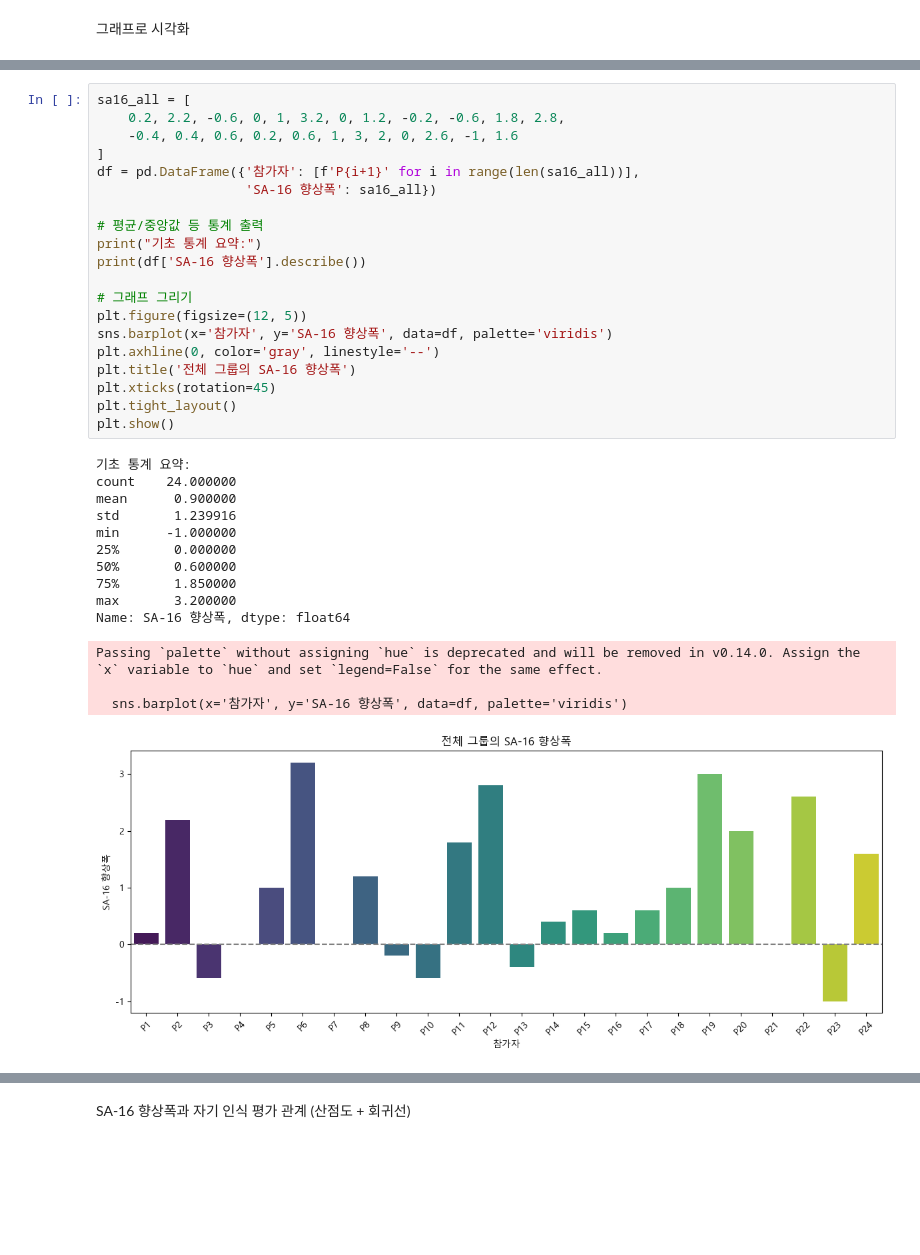
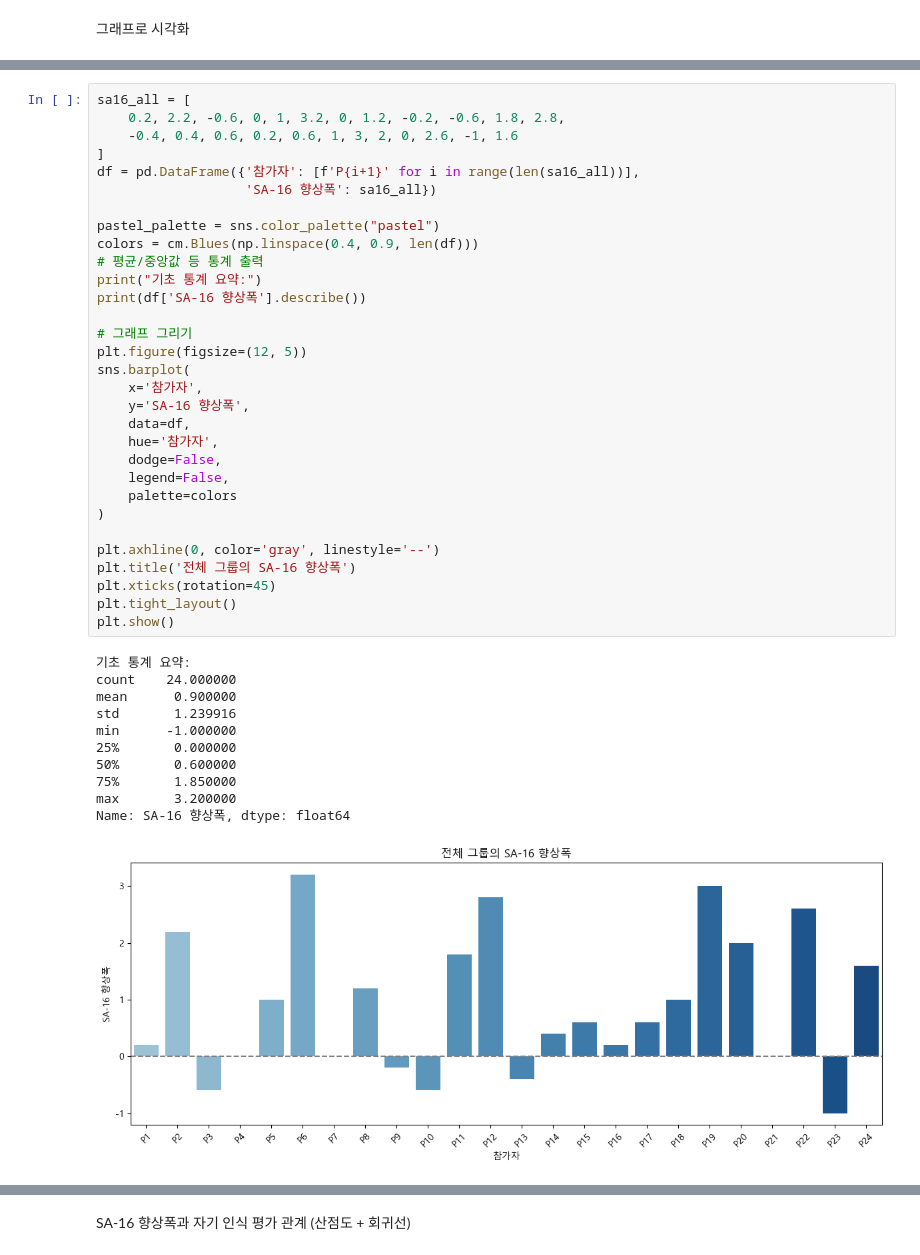
Before and after one commit to jeonminju2/llm_anal, a Jupyter notebook: anal.ipynb, the cells around one changed output, grey strips where cells are left out. Cells and saved outputs as stored; diff of their text form; blank space fills up the shorter version.

```diff
--- a/anal.ipynb
+++ b/anal.ipynb
@@ -156,38 +158,46 @@ plt.rcParams['axes.unicode_minus'] = False
 # %%
 sa16_all = [
     0.2, 2.2, -0.6, 0, 1, 3.2, 0, 1.2, -0.2, -0.6, 1.8, 2.8,
     -0.4, 0.4, 0.6, 0.2, 0.6, 1, 3, 2, 0, 2.6, -1, 1.6
 ]
 df = pd.DataFrame({'참가자': [f'P{i+1}' for i in range(len(sa16_all))],
                    'SA-16 향상폭': sa16_all})
 
+pastel_palette = sns.color_palette("pastel")
+colors = cm.Blues(np.linspace(0.4, 0.9, len(df)))
 # 평균/중앙값 등 통계 출력
 print("기초 통계 요약:")
 print(df['SA-16 향상폭'].describe())
 
 # 그래프 그리기
 plt.figure(figsize=(12, 5))
-sns.barplot(x='참가자', y='SA-16 향상폭', data=df, palette='viridis')
+sns.barplot(
+    x='참가자',
+    y='SA-16 향상폭',
+    data=df,
+    hue='참가자',
+    dodge=False,
+    legend=False,
+    palette=colors
+)
+
 plt.axhline(0, color='gray', linestyle='--')
 plt.title('전체 그룹의 SA-16 향상폭')
 plt.xticks(rotation=45)
 plt.tight_layout()
 plt.show()
 # %% [output]
 기초 통계 요약:
 count    24.000000
 mean      0.900000
 std       1.239916
 min      -1.000000
 25%       0.000000
 50%       0.600000
 75%       1.850000
 max       3.200000
 Name: SA-16 향상폭, dtype: float64
-Passing `palette` without assigning `hue` is deprecated and will be removed in v0.14.0. Assign the `x` variable to `hue` and set `legend=False` for the same effect.
-
-  sns.barplot(x='참가자', y='SA-16 향상폭', data=df, palette='viridis')
-[figure, old version]
+[figure, new version]
 # %%
 sa16_change = [2.2, 1, 3.2, 1.8, 2.8, 0.6, 0.6, 3, 2, 2.6, 1.6]
 
```
Also changed, not shown: parts of 2 cells of this notebook.
